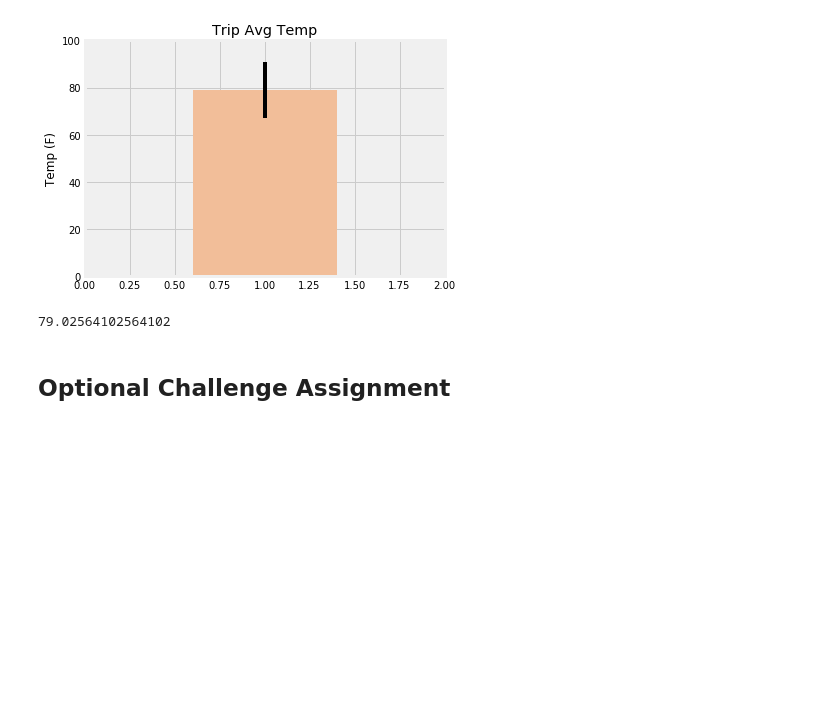
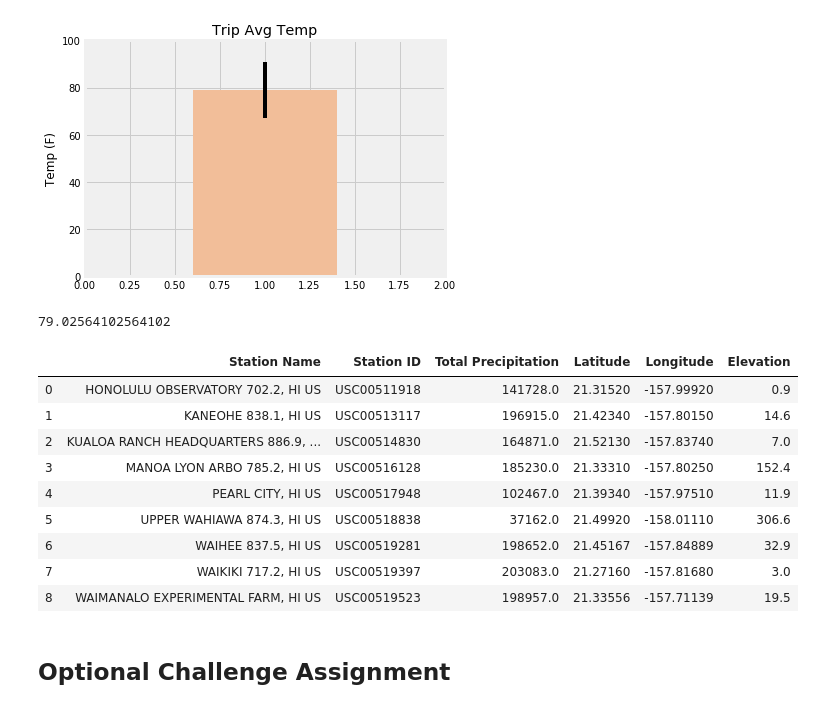
Before and after one commit to ASooklall/sqlalchemy-challenge, a Jupyter notebook: climate_starter.ipynb, the cells around one changed output. Drawn from its saved outputs; the diff is of its cells as text; code cells hidden in the pictures; blank space fills up the shorter version.

```diff
--- a/climate_starter.ipynb
+++ b/climate_starter.ipynb
@@ -265,6 +261,25 @@ print(height)
 # %%
 # Calculate the total amount of rainfall per weather station for your trip dates using the previous year's matching dates.
 # Sort this in descending order by precipitation amount and list the station, name, latitude, longitude, and elevation
+
+totes = session.query(Station.name, Station.station, func.sum(Measurement.tobs),Station.latitude,Station.longitude,Station.elevation).\
+    filter(Station.station==Measurement.station).\
+    group_by(Station.name).\
+    all()
+
+totes_df = pd.DataFrame(totes, columns=['Station Name', 'Station ID', 'Total Precipitation', 'Latitude','Longitude','Elevation'])
+totes_df
+# %% [output]
+|  | Station Name | Station ID | Total Precipitation | Latitude | Longitude | Elevation |
+| 0 | HONOLULU OBSERVATORY 702.2, HI US | USC00511918 | 141728.0 | 21.31520 | -157.99920 | 0.9 |
+| 1 | KANEOHE 838.1, HI US | USC00513117 | 196915.0 | 21.42340 | -157.80150 | 14.6 |
+| 2 | KUALOA RANCH HEADQUARTERS 886.9, ... | USC00514830 | 164871.0 | 21.52130 | -157.83740 | 7.0 |
+| 3 | MANOA LYON ARBO 785.2, HI US | USC00516128 | 185230.0 | 21.33310 | -157.80250 | 152.4 |
+| 4 | PEARL CITY, HI US | USC00517948 | 102467.0 | 21.39340 | -157.97510 | 11.9 |
+| 5 | UPPER WAHIAWA 874.3, HI US | USC00518838 | 37162.0 | 21.49920 | -158.01110 | 306.6 |
+| 6 | WAIHEE 837.5, HI US | USC00519281 | 198652.0 | 21.45167 | -157.84889 | 32.9 |
+| 7 | WAIKIKI 717.2, HI US | USC00519397 | 203083.0 | 21.27160 | -157.81680 | 3.0 |
+| 8 | WAIMANALO EXPERIMENTAL FARM, HI US | USC00519523 | 198957.0 | 21.33556 | -157.71139 | 19.5 |
 # %% [markdown]
 ## Optional Challenge Assignment
 # %%
```
Also changed, not shown: parts of 2 cells of this notebook.
